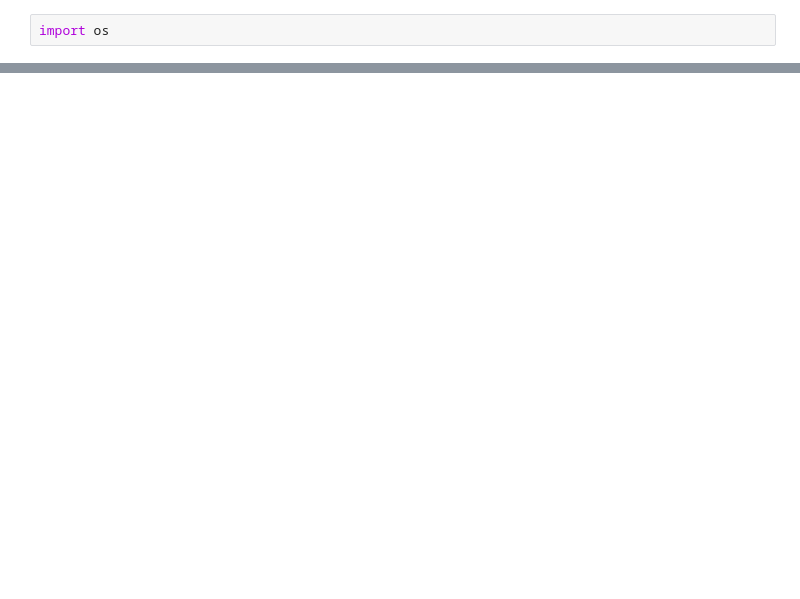
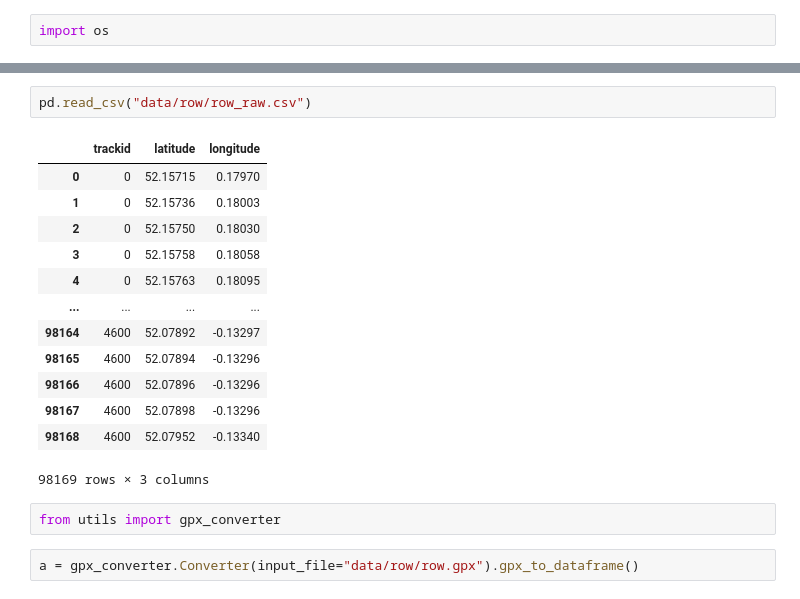
Before and after one commit to Andrewwango/prow-map, a Jupyter notebook: Untitled.ipynb, the cells around one changed output, grey strips where cells are left out. Drawn from its saved outputs; the diff is of its cells as text; blank space fills up the shorter version.

```diff
--- a/Untitled.ipynb
+++ b/Untitled.ipynb
@@ -18,0 +42,20 @@ os.path.dirname(f"data/row/{region}")
+# %%
+pd.read_csv("data/row/row_raw.csv")
+# %% [output]
+|  | trackid | latitude | longitude |
+| 0 | 0 | 52.15715 | 0.17970 |
+| 1 | 0 | 52.15736 | 0.18003 |
+| 2 | 0 | 52.15750 | 0.18030 |
+| 3 | 0 | 52.15758 | 0.18058 |
+| 4 | 0 | 52.15763 | 0.18095 |
+| ... | ... | ... | ... |
+| 98164 | 4600 | 52.07892 | -0.13297 |
+| 98165 | 4600 | 52.07894 | -0.13296 |
+| 98166 | 4600 | 52.07896 | -0.13296 |
+| 98167 | 4600 | 52.07898 | -0.13296 |
+| 98168 | 4600 | 52.07952 | -0.13340 |
+98169 rows × 3 columns
+# %%
+from utils import gpx_converter
+# %%
+a = gpx_converter.Converter(input_file="data/row/row.gpx").gpx_to_dataframe()
```
Also changed, not shown: parts of 14 cells of this notebook, 6 other files.
